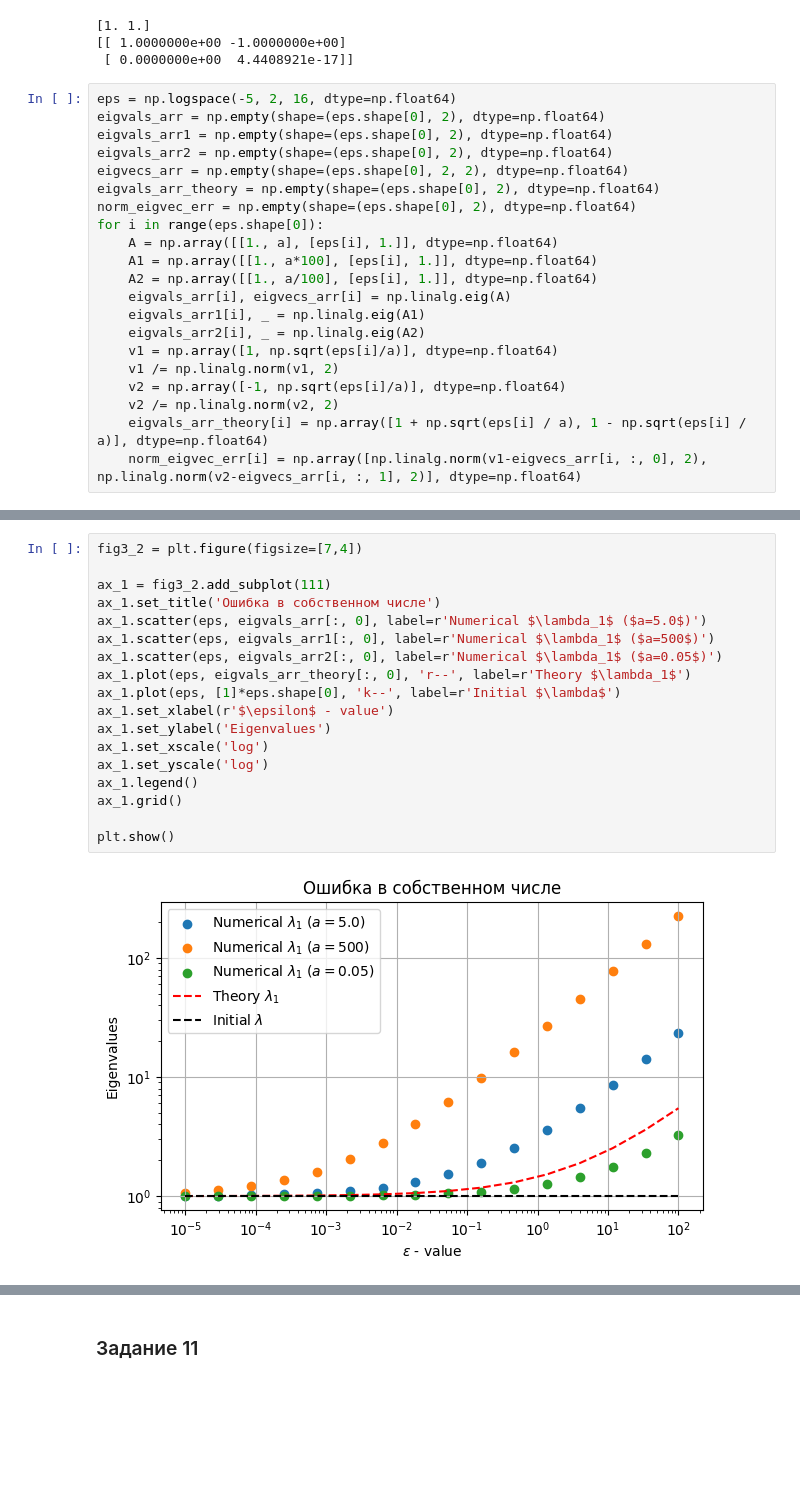
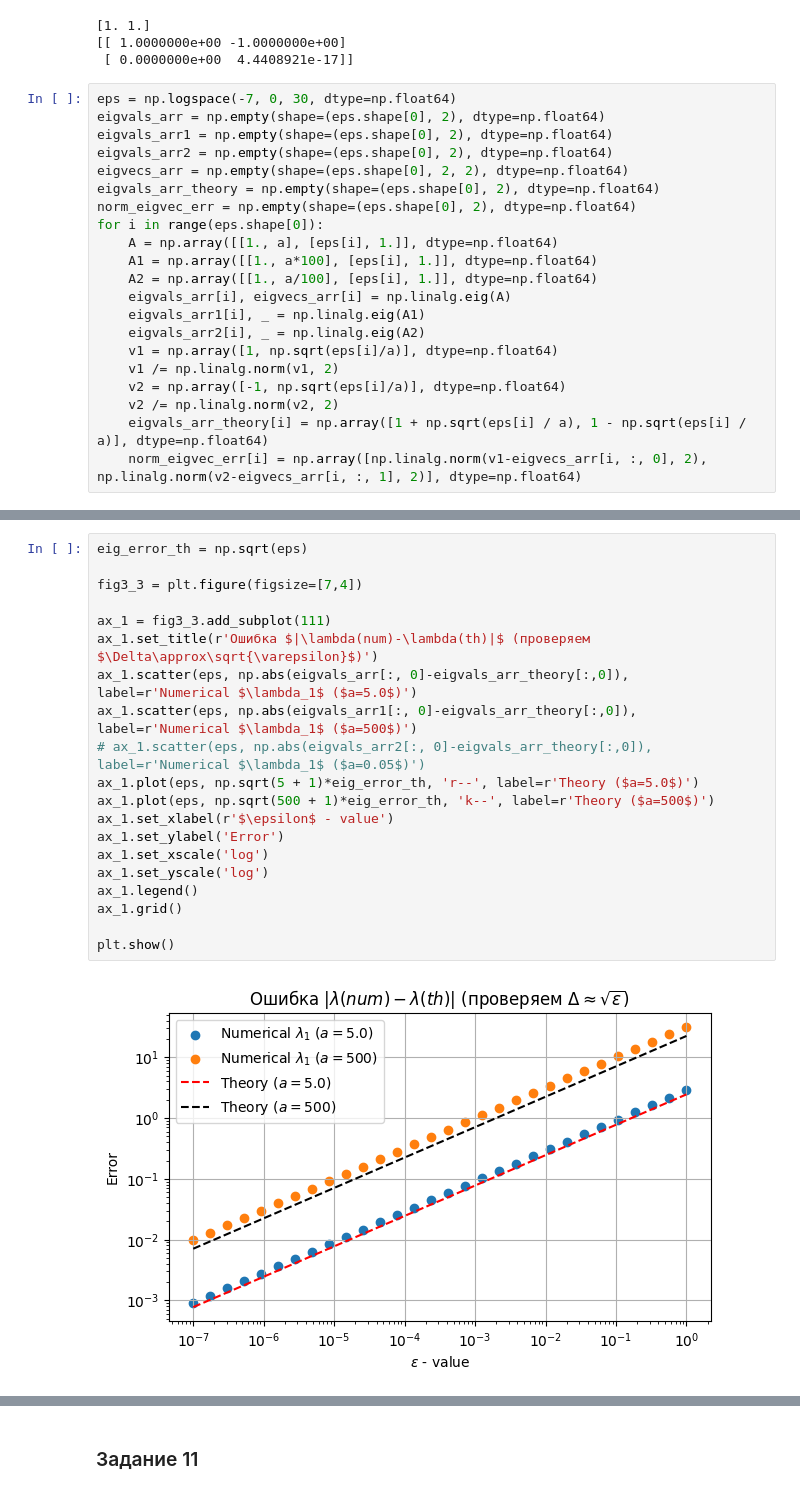
Before and after one commit to isvoropaev02/matrix_algorithms, a Jupyter notebook: lab4/lab4schur.ipynb, the cells around one changed output, grey strips where cells are left out. Saved outputs shown, nothing was run; the diff lists cells and outputs as text; blank space fills up the shorter version.

```diff
--- a/lab4/lab4schur.ipynb
+++ b/lab4/lab4schur.ipynb
@@ -501,7 +565,7 @@ print(eigenvectors)
 [[ 1.0000000e+00 -1.0000000e+00]
  [ 0.0000000e+00  4.4408921e-17]]
 # %%
-eps = np.logspace(-5, 2, 16, dtype=np.float64)
+eps = np.logspace(-7, 0, 30, dtype=np.float64)
 eigvals_arr = np.empty(shape=(eps.shape[0], 2), dtype=np.float64)
 eigvals_arr1 = np.empty(shape=(eps.shape[0], 2), dtype=np.float64)
 eigvals_arr2 = np.empty(shape=(eps.shape[0], 2), dtype=np.float64)
@@ -552,20 +656,22 @@ plt.show()
 # %%
-fig3_2 = plt.figure(figsize=[7,4])
+eig_error_th = np.sqrt(eps)
 
-ax_1 = fig3_2.add_subplot(111)
-ax_1.set_title('Ошибка в собственном числе')
-ax_1.scatter(eps, eigvals_arr[:, 0], label=r'Numerical $\lambda_1$ ($a=5.0$)')
-ax_1.scatter(eps, eigvals_arr1[:, 0], label=r'Numerical $\lambda_1$ ($a=500$)')
-ax_1.scatter(eps, eigvals_arr2[:, 0], label=r'Numerical $\lambda_1$ ($a=0.05$)')
-ax_1.plot(eps, eigvals_arr_theory[:, 0], 'r--', label=r'Theory $\lambda_1$')
-ax_1.plot(eps, [1]*eps.shape[0], 'k--', label=r'Initial $\lambda$')
+fig3_3 = plt.figure(figsize=[7,4])
+
+ax_1 = fig3_3.add_subplot(111)
+ax_1.set_title(r'Ошибка $|\lambda(num)-\lambda(th)|$ (проверяем $\Delta\approx\sqrt{\varepsilon}$)')
+ax_1.scatter(eps, np.abs(eigvals_arr[:, 0]-eigvals_arr_theory[:,0]), label=r'Numerical $\lambda_1$ ($a=5.0$)')
+ax_1.scatter(eps, np.abs(eigvals_arr1[:, 0]-eigvals_arr_theory[:,0]), label=r'Numerical $\lambda_1$ ($a=500$)')
+# ax_1.scatter(eps, np.abs(eigvals_arr2[:, 0]-eigvals_arr_theory[:,0]), label=r'Numerical $\lambda_1$ ($a=0.05$)')
+ax_1.plot(eps, np.sqrt(5 + 1)*eig_error_th, 'r--', label=r'Theory ($a=5.0$)')
+ax_1.plot(eps, np.sqrt(500 + 1)*eig_error_th, 'k--', label=r'Theory ($a=500$)')
 ax_1.set_xlabel(r'$\epsilon$ - value')
-ax_1.set_ylabel('Eigenvalues')
+ax_1.set_ylabel('Error')
 ax_1.set_xscale('log')
 ax_1.set_yscale('log')
 ax_1.legend()
 ax_1.grid()
 
 plt.show()
 # %% [output]
-[figure, old version]
+[figure, new version]
```
Also changed, not shown: parts of 19 cells of this notebook.
